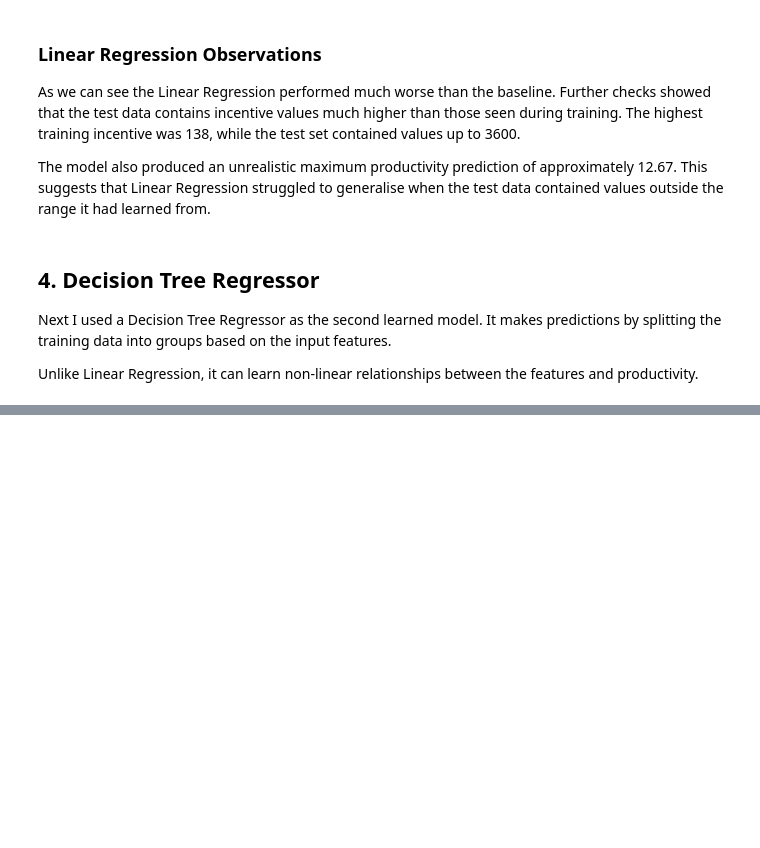
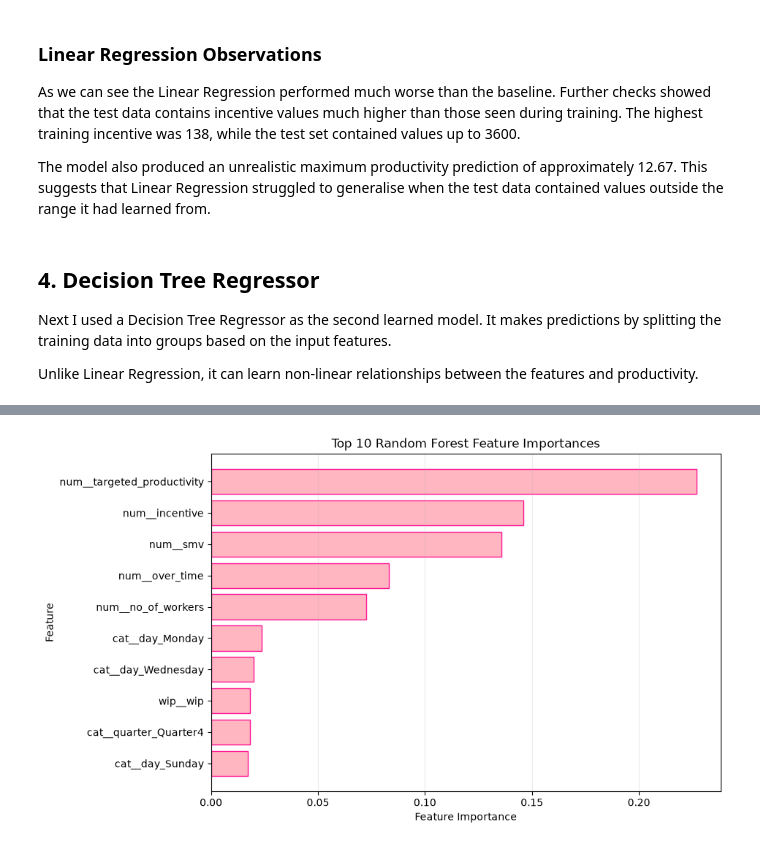
Before and after one commit to olabxo/garment-productivity-ml, a Jupyter notebook: notebooks/03_garment_model_comparison.ipynb, the cells around one changed output, grey strips where cells are left out. Saved outputs shown, nothing was run; the diff lists cells and outputs as text; code cells hidden in the pictures; blank space fills up the shorter version.

```diff
--- a/notebooks/03_garment_model_comparison.ipynb
+++ b/notebooks/03_garment_model_comparison.ipynb
@@ -175,0 +325,20 @@ Unlike Linear Regression, it can learn non-linear relationships between the feat
+# %%
+# Gets the names of the features after preprocessing
+feature_names = forest_model.named_steps["preprocessor"].get_feature_names_out()
+
+# Gets the Random Forest feature importance values
+feature_importances = forest_model.named_steps["regressor"].feature_importances_
+# %%
+# Puts feature names and importance values into a table
+importance_df = pd.DataFrame({
+    "Feature": feature_names,
+    "Importance": feature_importances
+})
+
+# Sorts from most important to least important
+importance_df = importance_df.sort_values(
+    by="Importance",
+    ascending=False
+)
+
+importance_df.head(10)
@@ -175,0 +357,21 @@ Unlike Linear Regression, it can learn non-linear relationships between the feat
+# %%
+# Plots the 10 most important features from above table
+top_features = importance_df.head(10)
+
+plt.figure(figsize=(9, 6))
+
+plt.barh(
+    top_features["Feature"][::-1],
+    top_features["Importance"][::-1],
+    color="lightpink",
+    edgecolor="deeppink"
+)
+
+plt.xlabel("Feature Importance")
+plt.ylabel("Feature")
+plt.title("Top 10 Random Forest Feature Importances")
+
+plt.grid(axis="x", alpha=0.25)
+plt.show()
+# %% [output]
+[figure, added]
```
Also changed, not shown: parts of 21 cells of this notebook.
